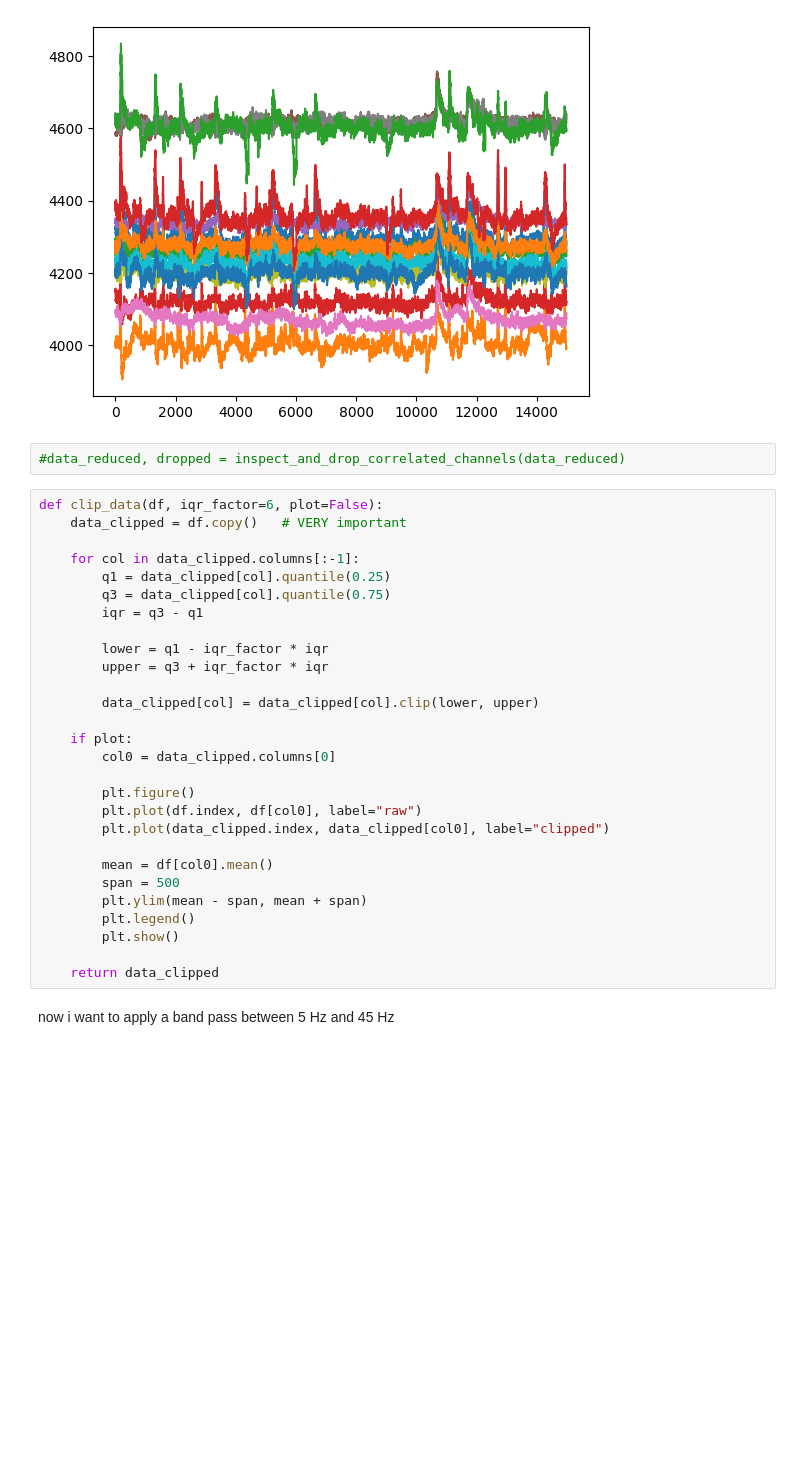
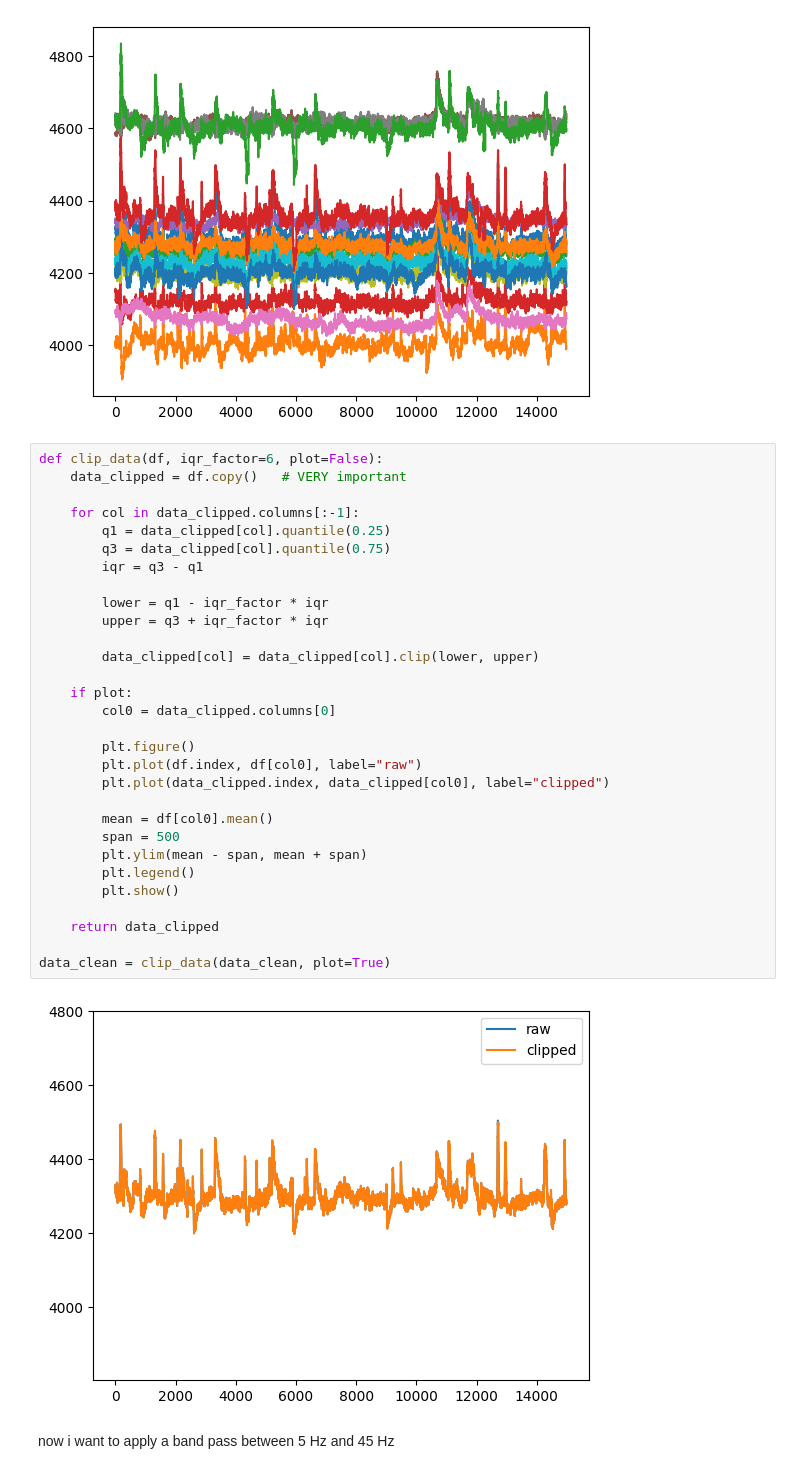
Before and after one commit to EarlFlex/exploring-eeg-eye-state-classification, a Jupyter notebook: exploring-eeg-eye-state-classification.ipynb, the cells around one changed output. Cells and saved outputs as stored; diff of their text form; blank space fills up the shorter version.

```diff
--- a/exploring-eeg-eye-state-classification.ipynb
+++ b/exploring-eeg-eye-state-classification.ipynb
@@ -415,36 +385,38 @@ plt.plot(data_clean.index, data_clean.iloc[:, :-1], label="raw")
  <matplotlib.lines.Line2D at 0x...>,
  <matplotlib.lines.Line2D at 0x...>]
 [figure]
-# %%
-#data_reduced, dropped = inspect_and_drop_correlated_channels(data_reduced)
 # %%
 def clip_data(df, iqr_factor=6, plot=False):
     data_clipped = df.copy()   # VERY important
 
     for col in data_clipped.columns[:-1]:
         q1 = data_clipped[col].quantile(0.25)
         q3 = data_clipped[col].quantile(0.75)
         iqr = q3 - q1
 
         lower = q1 - iqr_factor * iqr
         upper = q3 + iqr_factor * iqr
 
         data_clipped[col] = data_clipped[col].clip(lower, upper)
 
     if plot:
         col0 = data_clipped.columns[0]
 
         plt.figure()
         plt.plot(df.index, df[col0], label="raw")
         plt.plot(data_clipped.index, data_clipped[col0], label="clipped")
 
         mean = df[col0].mean()
         span = 500
         plt.ylim(mean - span, mean + span)
         plt.legend()
         plt.show()
 
     return data_clipped
+
+data_clean = clip_data(data_clean, plot=True)
+# %% [output]
+[figure, added]
 # %% [markdown]
 now i want to apply a band pass between 5 Hz  and 45 Hz
 # %% [markdown]
```
Also changed, not shown: parts of 16 cells of this notebook, 2 other files.
